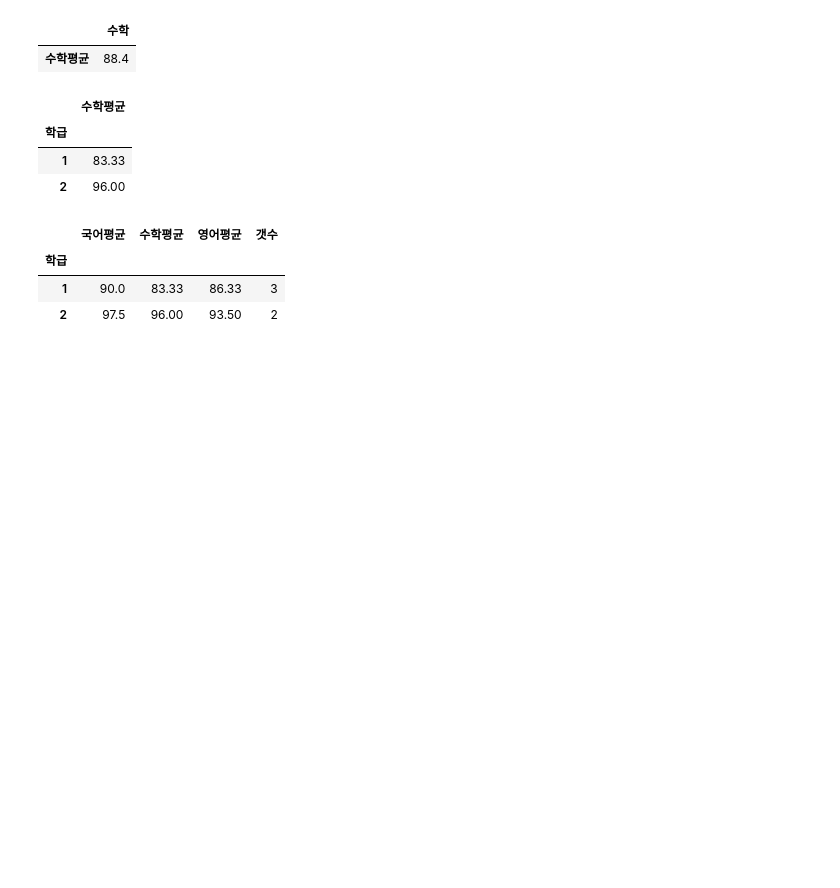
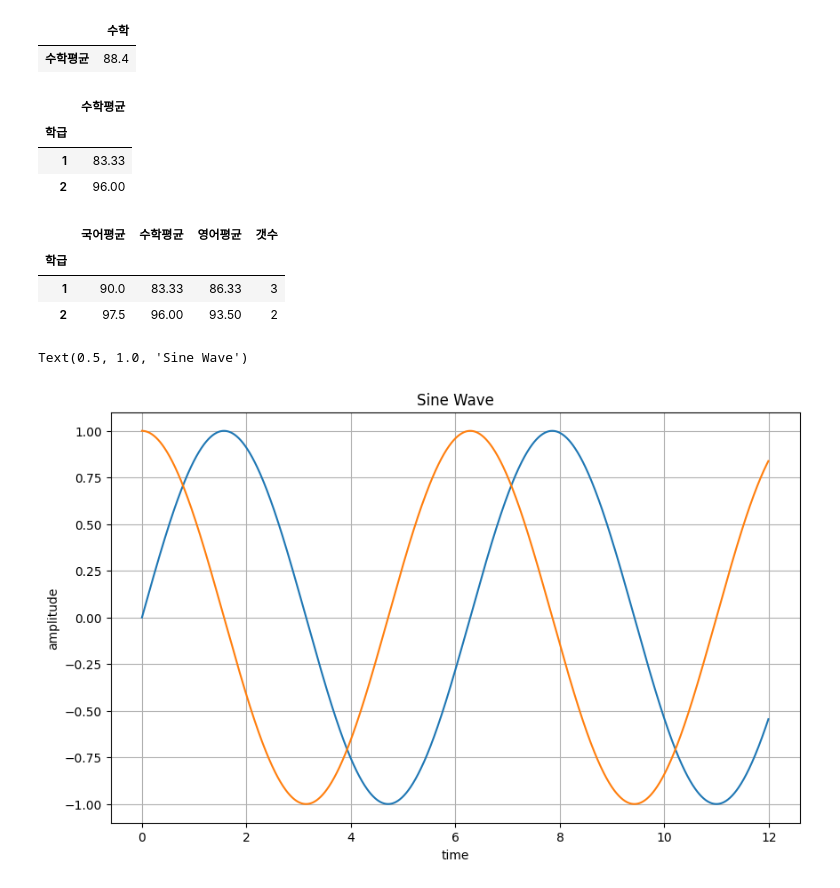
Before and after one commit to Cu-is-Copper/python250414, a Jupyter notebook: Pandas03_그룹핑과통계데이터다루기.ipynb, the cells around one changed output. Drawn from its saved outputs; the diff is of its cells as text; code cells hidden in the pictures; blank space fills up the shorter version.

```diff
--- a/Pandas03_그룹핑과통계데이터다루기.ipynb
+++ b/Pandas03_그룹핑과통계데이터다루기.ipynb
@@ -150,3 +150,23 @@ dfClass.groupby("학급").agg(국어평균=("국어","mean"),
 | 학급 |  |  |  |  |
 | 1 | 90.0 | 83.33 | 86.33 | 3 |
 | 2 | 97.5 | 96.00 | 93.50 | 2 |
+# %%
+#차트 출력
+import matplotlib.pyplot as plt
+#매직명령어
+%matplotlib inline
+import numpy as np
+
+t = np.arange(0, 12, 0.01)
+y = np.sin(t)
+
+plt.figure(figsize=(10, 6))
+plt.plot(t, y)
+plt.plot(t, np.cos(t))
+plt.grid()
+plt.xlabel("time")
+plt.ylabel("amplitude")
+plt.title("Sine Wave")
+# %% [output]
+Text(0.5, 1.0, 'Sine Wave')
+[figure, added]
```
Also changed, not shown: parts of 1 cell of this notebook, 1 other file.
